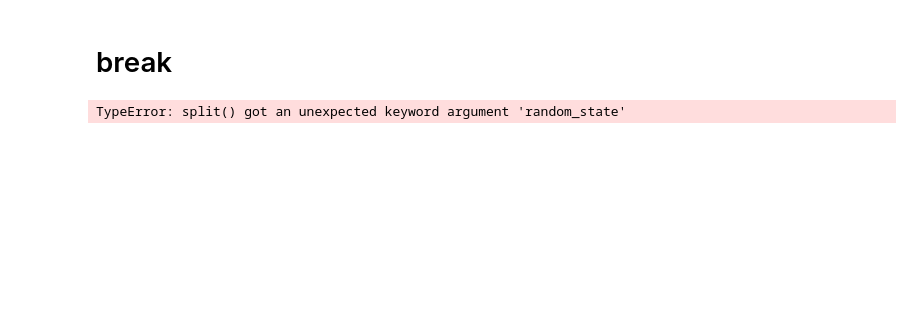
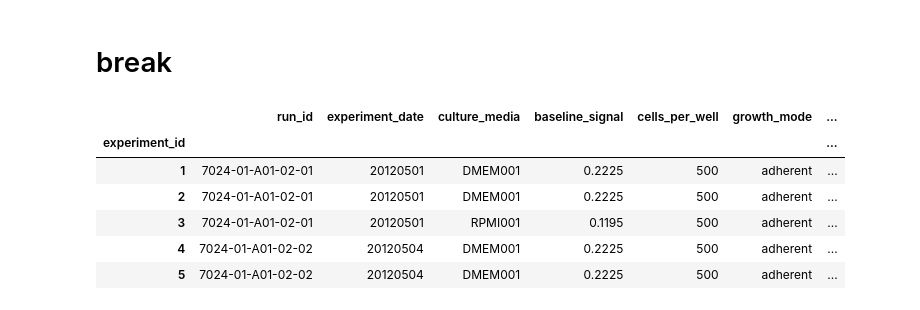
Before and after one commit to keiserlab/film-gex, a Jupyter notebook: notebooks/2020.09.29_datasets.ipynb, the cells around one changed output. Cells and saved outputs as stored; diff of their text form; code cells hidden in the pictures; blank space fills up the shorter version.

```diff
--- a/notebooks/2020.09.29_datasets.ipynb
+++ b/notebooks/2020.09.29_datasets.ipynb
@@ -85,17 +75,0 @@ group = "stripped_cell_line_name"
-# %%
-gkf = model_selection.GroupKFold(n_splits=n_splits, random_state=42)
-
-for fold, (train_idx, val_idx) in enumerate(gkf.split(X=data, y=data[target].to_numpy(), groups=data[group].to_numpy())):
-    train = data.iloc[train_idx]
-    val = data.iloc[val_idx]
-
-    dm = CTRPDataModule(train,
-                        val,
-                        fold,
-                        input_cols,
-                        cond_cols,
-                        target=target,
-                        batch_size=128)
-    break
-# %% [output]
-TypeError: split() got an unexpected keyword argument 'random_state'
@@ -101,0 +110,10 @@ TypeError: split() got an unexpected keyword argument 'random_state'
+# %%
+exp_ctrp.head()
+# %% [output]
+|  | run_id | experiment_date | culture_media | baseline_signal | cells_per_well | growth_mode | ... |
+| experiment_id |  |  |  |  |  |  | ... |
+| 1 | 7024-01-A01-02-01 | 20120501 | DMEM001 | 0.2225 | 500 | adherent | ... |
+| 2 | 7024-01-A01-02-01 | 20120501 | DMEM001 | 0.2225 | 500 | adherent | ... |
+| 3 | 7024-01-A01-02-01 | 20120501 | RPMI001 | 0.1195 | 500 | adherent | ... |
+| 4 | 7024-01-A01-02-02 | 20120504 | DMEM001 | 0.2225 | 500 | adherent | ... |
+| 5 | 7024-01-A01-02-02 | 20120504 | DMEM001 | 0.2225 | 500 | adherent | ... |
```
Also changed, not shown: parts of 15 cells of this notebook, 5 other files.
